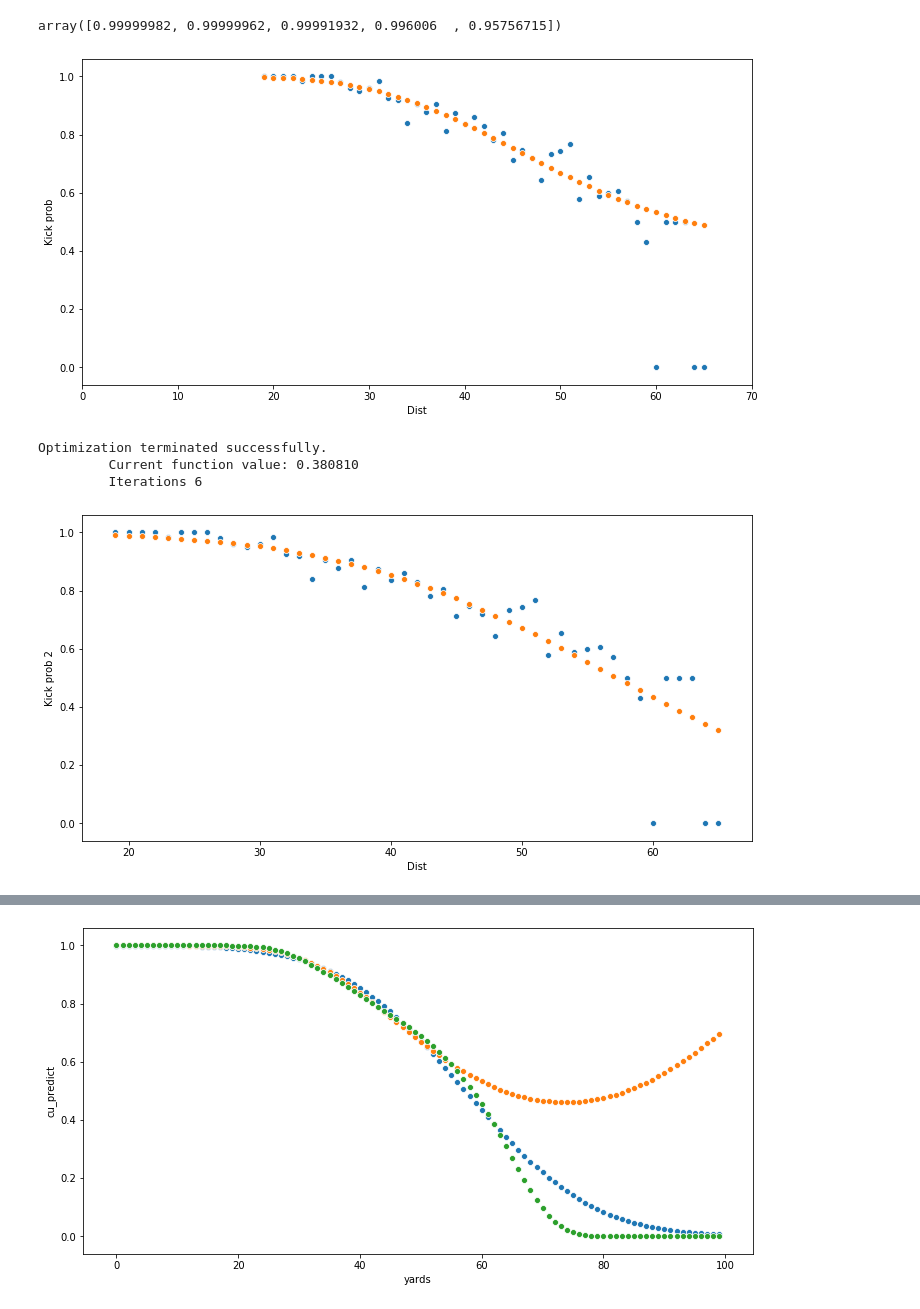
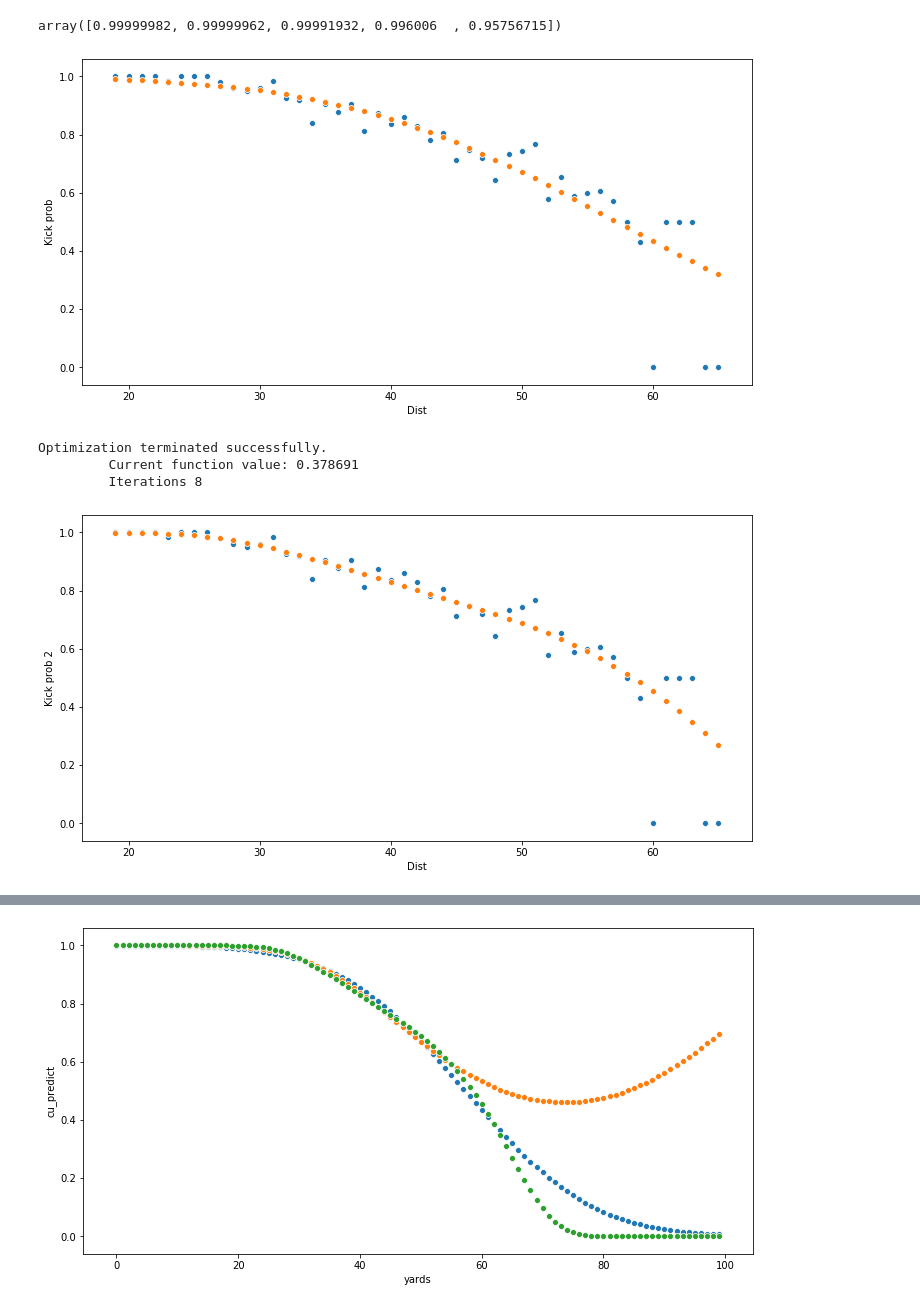
Before and after one commit to timcopelandoh/nflkickerratings, a Jupyter notebook: kicking analysis.ipynb, the cells around one changed output, grey strips where cells are left out. Saved outputs shown, nothing was run; the diff lists cells and outputs as text; code cells hidden in the pictures.

```diff
--- a/kicking analysis.ipynb
+++ b/kicking analysis.ipynb
@@ -61,3 +18,5 @@ kicks['Constant'] = 1
+# %%
+kicks['Player name'] = kicks['Player'].apply(lambda x: str.split(x, '\\')[0])
 # %%
 # Create scatter plot displaying success rate by distance of kick
 bydistance = kicks.groupby(['Dist']).mean()
@@ -136,24 +118,25 @@ array([0.99999982, 0.99999962, 0.99991932, 0.996006  , 0.95756715])
 # %%
 bydistance = kicks.groupby(['Dist']).mean()
 
 plt.figure(figsize=(12,6))
 sns.scatterplot(bydistance.index, bydistance['Good?'])
 sns.scatterplot(bydistance.index, bydistance['Kick prob'])
-plt.xlim([0,70])
 
 plt.show()
 # %% [output]
-[figure, old version]
+[figure, new version]
 # %%
+kicks['Dist_cu'] = kicks['Dist'].apply(lambda x: x**3)
+
 y = kicks['Good?']
-X = kicks[['Dist','Constant']]
+X = kicks[['Dist', 'Dist_sq', 'Dist_cu', 'Constant']]
 
-probit = sm.Probit(y, X)
-probit_res = probit.fit()
-probit_me = probit_res.get_margeff()
-probit_me.summary()
+probit_cu = sm.Probit(y, X)
+probit_cu_res = probit_cu.fit()
+probit_cu_me = probit_cu_res.get_margeff()
+probit_cu_me.summary()
 
-kicks['Kick prob 2'] = probit_res.predict(kicks[['Dist', 'Constant']])
+kicks['Kick prob 2'] = probit_cu_res.predict(kicks[['Dist', 'Dist_sq', 'Dist_cu', 'Constant']])
 
 bydistance = kicks.groupby(['Dist']).mean()
 
@@ -164,6 +147,6 @@ sns.scatterplot(bydistance.index, bydistance['Kick prob 2'])
 plt.show()
 # %% [output]
 Optimization terminated successfully.
-         Current function value: 0.380810
-         Iterations 6
+         Current function value: 0.378691
+         Iterations 8
-[figure, old version]
+[figure, new version]
```
Also changed, not shown: parts of 26 cells of this notebook, 7 other files.
